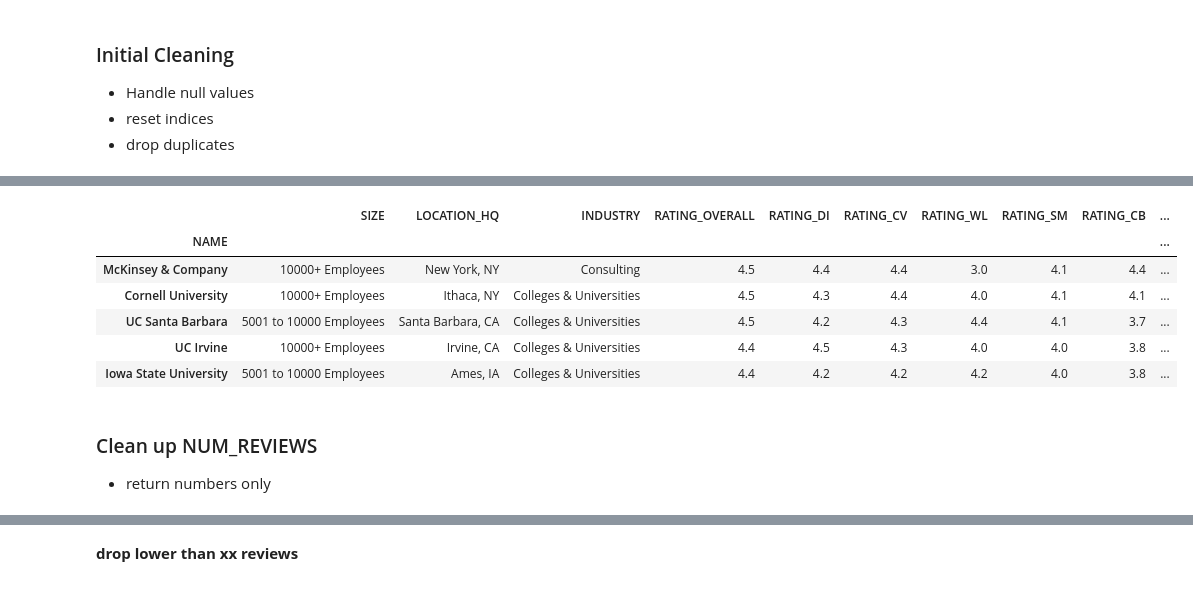
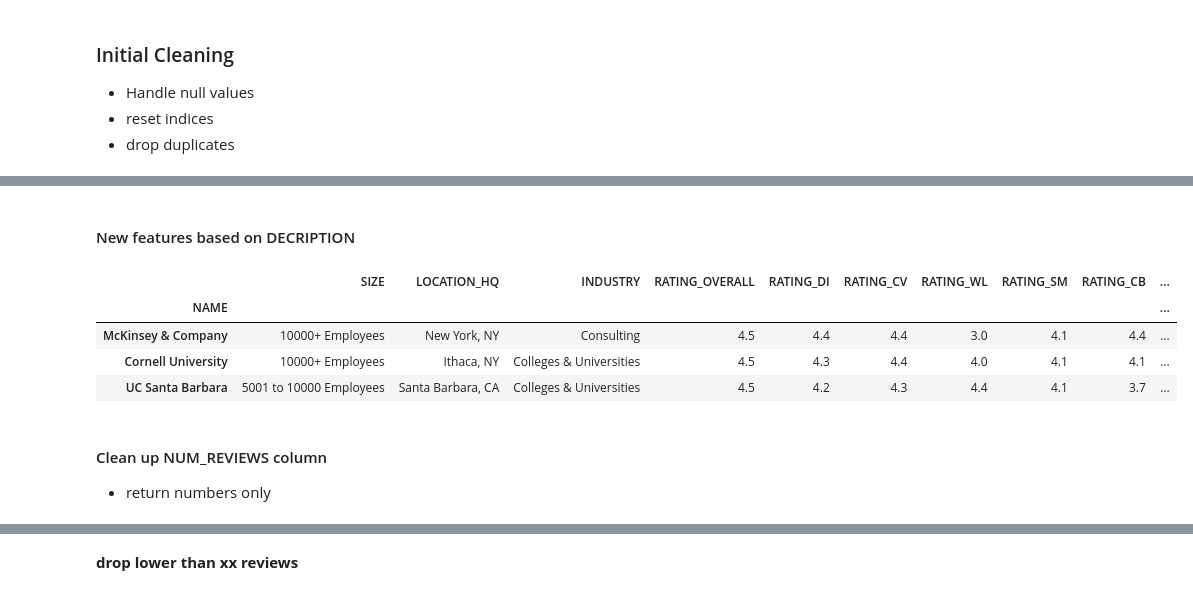
Before and after one commit to cierra4prez/NLP_Diversity_and_Inclusion, a Jupyter notebook: Cleaning.ipynb, the cells around one changed output, grey strips where cells are left out. Drawn from its saved outputs; the diff is of its cells as text; code cells hidden in the pictures.

```diff
--- a/Cleaning.ipynb
+++ b/Cleaning.ipynb
@@ -21,9 +25,10 @@ df4 = pd.read_csv('data/glassdoor_ratings5_797.csv')
 df5 = pd.read_csv('data/glassdoor_ratings6_846.csv')
 df6 = pd.read_csv('data/glassdoor_ratings7_453.csv')
 df7 = pd.read_csv('data/glassdoor_ratings8_873.csv') #scrape # 8
+df8 = pd.read_csv('data/glassdoor_ratings_1to50.csv')
 
 #Combine data frames
-data = pd.concat([df1, df2, df3, df4, df5, df6, df7])
+data = pd.concat([df1, df2, df3, df4, df5, df6, df7, df8])
 
 print('Length of data set: ',len(data))
 print('Number of duplicates: ', data['NAME'].duplicated().sum())
@@ -122,16 +97,17 @@ data.INDUSTRY.value_counts().to_frame()
+# %% [markdown]
+#### New features based on DECRIPTION
 # %%
 # change null values in MISSION and DESCRIPTION to ' '
 data['MISSION'].fillna(' ', inplace=True)
 data['DESCRIPTION'].fillna(' ', inplace=True)
 
+#New column 'FULL_DESCRIPTION'
 data['FULL_DESCRIPTION'] = np.add(data['DESCRIPTION'], data['MISSION'])
 
-data.head()
+data.head(3)
 # %% [output]
 |  | SIZE | LOCATION_HQ | INDUSTRY | RATING_OVERALL | RATING_DI | RATING_CV | RATING_WL | RATING_SM | RATING_CB | ... |
 | NAME |  |  |  |  |  |  |  |  |  | ... |
 | McKinsey & Company | 10000+ Employees | New York, NY | Consulting | 4.5 | 4.4 | 4.4 | 3.0 | 4.1 | 4.4 | ... |
 | Cornell University | 10000+ Employees | Ithaca, NY | Colleges & Universities | 4.5 | 4.3 | 4.4 | 4.0 | 4.1 | 4.1 | ... |
 | UC Santa Barbara | 5001 to 10000 Employees | Santa Barbara, CA | Colleges & Universities | 4.5 | 4.2 | 4.3 | 4.4 | 4.1 | 3.7 | ... |
-| UC Irvine | 10000+ Employees | Irvine, CA | Colleges & Universities | 4.4 | 4.5 | 4.3 | 4.0 | 4.0 | 3.8 | ... |
-| Iowa State University | 5001 to 10000 Employees | Ames, IA | Colleges & Universities | 4.4 | 4.2 | 4.2 | 4.2 | 4.0 | 3.8 | ... |
@@ -140,6 +147,6 @@ data.head()
 # how to add a space before "Mission:"??
 # %% [markdown]
-### Clean up NUM_REVIEWS
+#### Clean up NUM_REVIEWS column
 - return numbers only
 # %%
 def get_digits(s):
```
Also changed, not shown: parts of 78 cells of this notebook, 3 other files.
